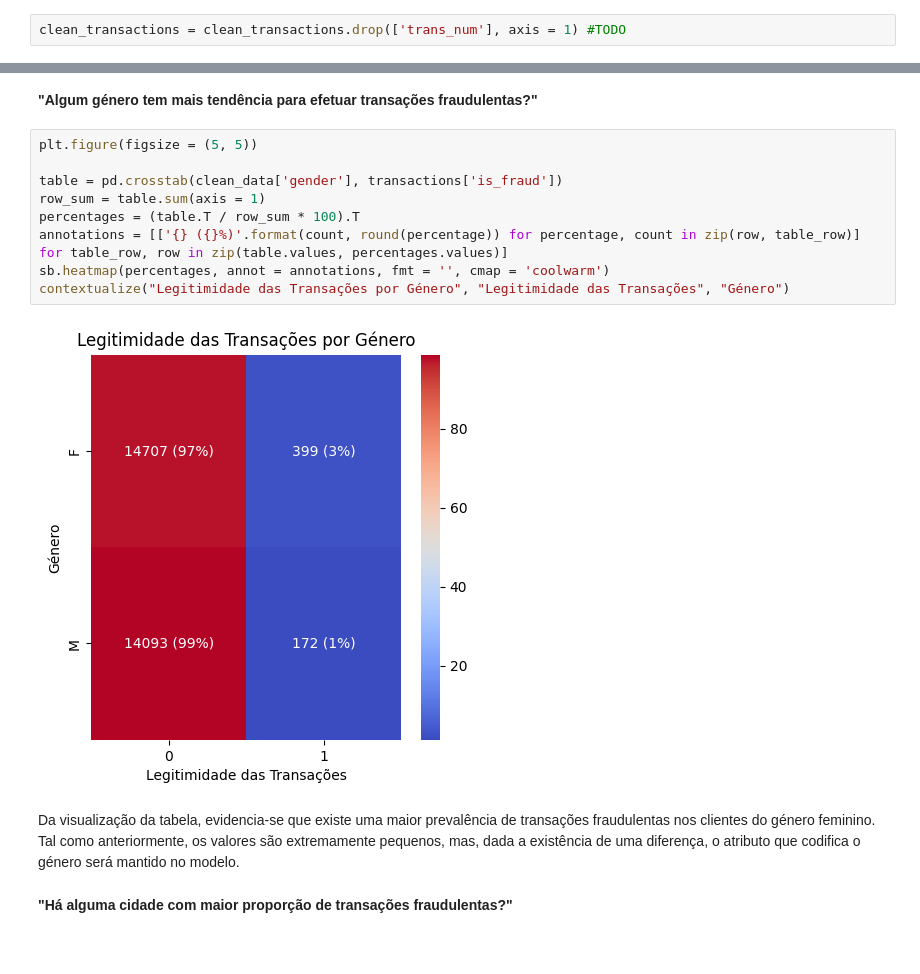
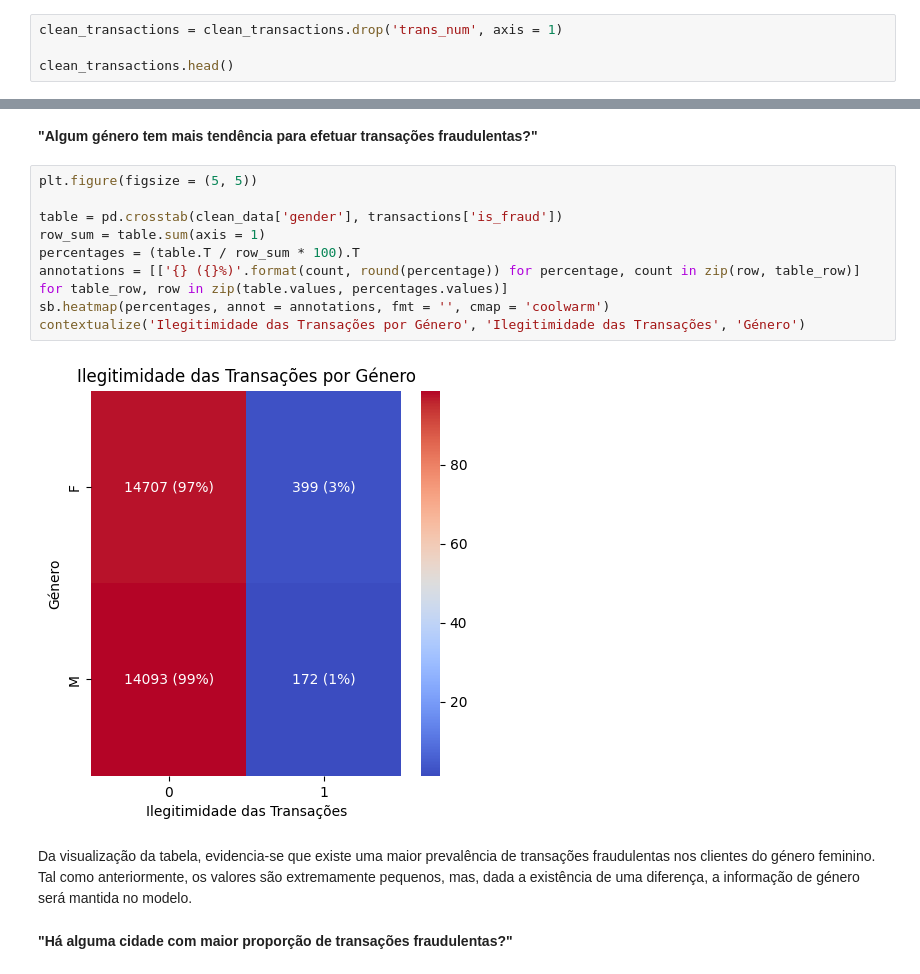
Before and after one commit to manelneto/fraud, a Jupyter notebook: task1.ipynb, the cells around one changed output, grey strips where cells are left out. Cells and saved outputs as stored; diff of their text form.

```diff
--- a/task1.ipynb
+++ b/task1.ipynb
@@ -1267,2 +1267,4 @@ Tendo resolvido todos os problemas de valores em falta no conjunto de transaçõ
 # %%
-clean_transactions = clean_transactions.drop(['trans_num'], axis = 1) #TODO
+clean_transactions = clean_transactions.drop('trans_num', axis = 1)
+
+clean_transactions.head()
@@ -1612,16 +1627,16 @@ Nesta tabela, verifica-se que a proporção de transações fraudulentas é exat
 # %%
 plt.figure(figsize = (5, 5))
 
 table = pd.crosstab(clean_data['gender'], transactions['is_fraud'])
 row_sum = table.sum(axis = 1)
 percentages = (table.T / row_sum * 100).T
 annotations = [['{} ({}%)'.format(count, round(percentage)) for percentage, count in zip(row, table_row)] for table_row, row in zip(table.values, percentages.values)]
 sb.heatmap(percentages, annot = annotations, fmt = '', cmap = 'coolwarm')
-contextualize("Legitimidade das Transações por Género", "Legitimidade das Transações", "Género")
+contextualize('Ilegitimidade das Transações por Género', 'Ilegitimidade das Transações', 'Género')
 # %% [output]
-[figure, old version]
+[figure, new version]
 # %% [markdown]
-Da visualização da tabela, evidencia-se que existe uma maior prevalência de transações fraudulentas nos clientes do género feminino. Tal como anteriormente, os valores são extremamente pequenos, mas, dada a existência de uma diferença, o atributo que codifica o género será mantido no modelo.
+Da visualização da tabela, evidencia-se que existe uma maior prevalência de transações fraudulentas nos clientes do género feminino. Tal como anteriormente, os valores são extremamente pequenos, mas, dada a existência de uma diferença, a informação de género será mantida no modelo.
 # %% [markdown]
 **"Há alguma cidade com maior proporção de transações fraudulentas?"**
 # %%
```
Also changed, not shown: parts of 41 cells of this notebook, 9 other files.
